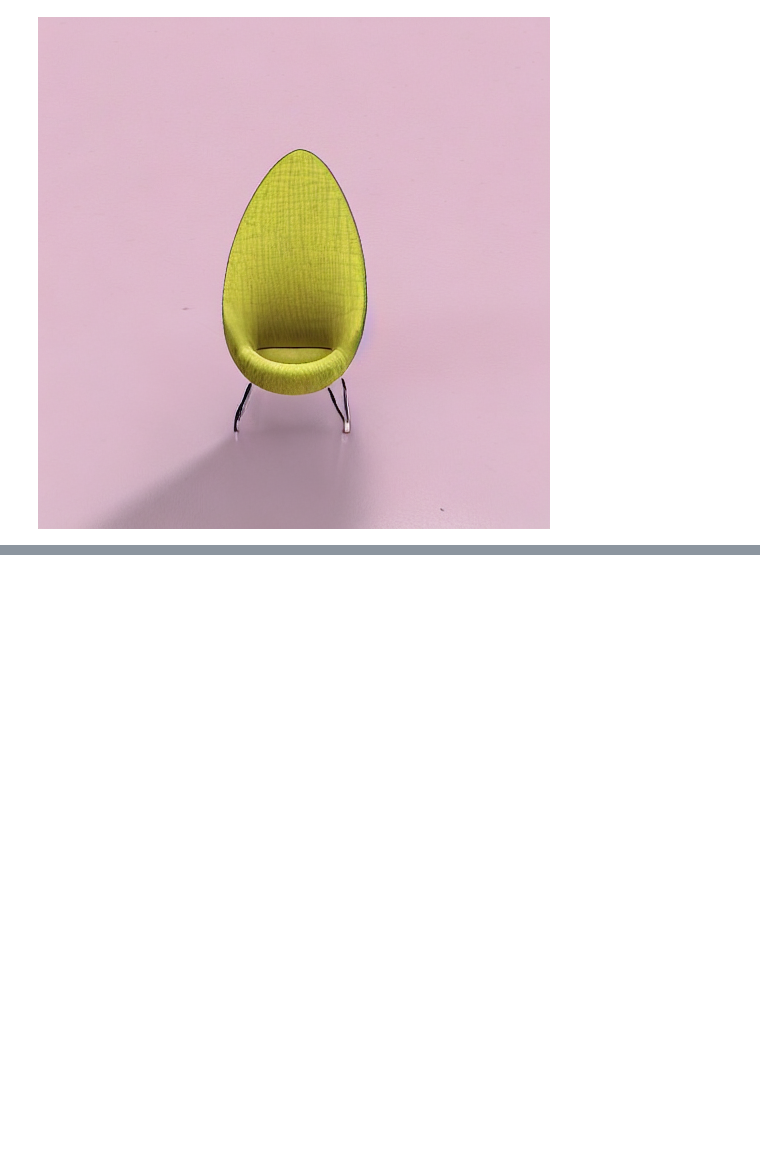
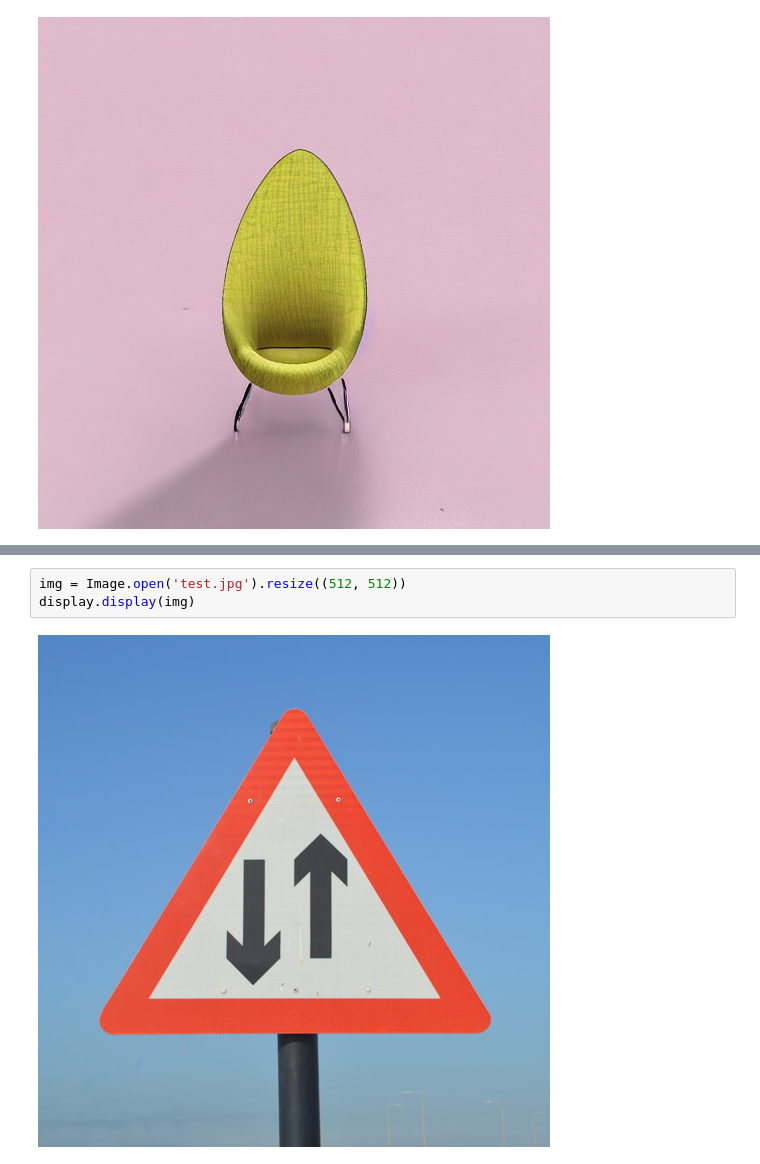
Before and after one commit to daspartho/MagicMix, a Jupyter notebook: main.ipynb, the cells around one changed output, grey strips where cells are left out. Drawn from its saved outputs; the diff is of its cells as text; blank space fills up the shorter version.

```diff
--- a/main.ipynb
+++ b/main.ipynb
@@ -186,0 +209,5 @@ display.display(out_img)
+# %%
+img = Image.open('test.jpg').resize((512, 512))
+display.display(img)
+# %% [output]
+[figure, added]
```
Also changed, not shown: parts of 14 cells of this notebook.
